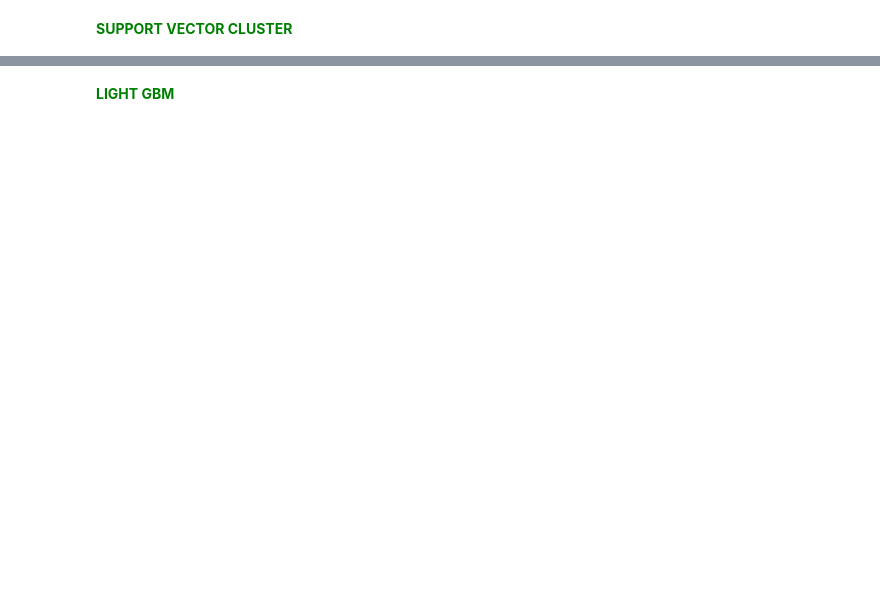
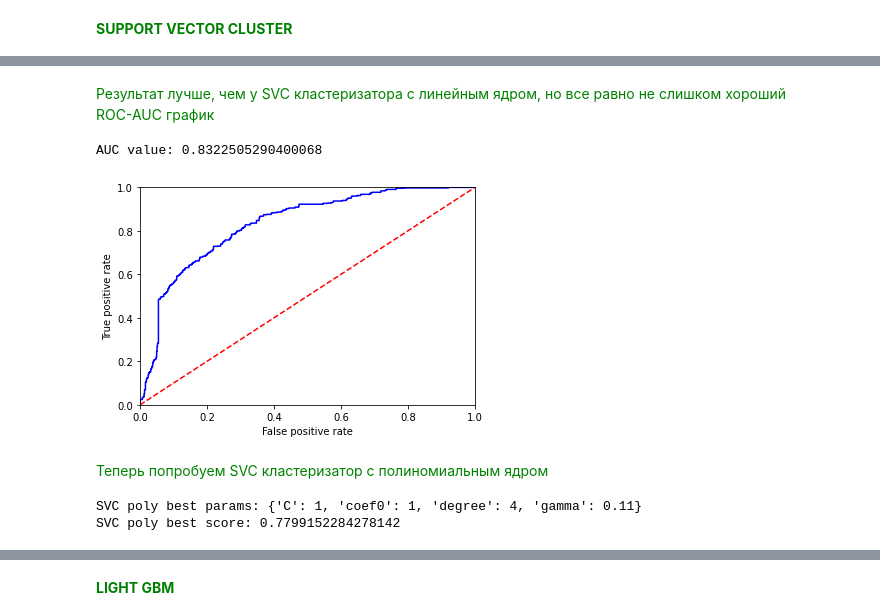
Before and after one commit to RadFam/good-bad-credits, a Jupyter notebook: revo_project.ipynb, the cells around one changed output, grey strips where cells are left out. Saved outputs shown, nothing was run; the diff lists cells and outputs as text; code cells hidden in the pictures; blank space fills up the shorter version.

```diff
--- a/revo_project.ipynb
+++ b/revo_project.ipynb
@@ -615,7 +668,37 @@ print(f'SVC rbf best score: {svc_rbf_acc}')
+# %% [markdown]
+<span style="color:green">
+Результат лучше, чем у SVC кластеризатора с линейным ядром, но все равно не слишком хороший<br/>
+ROC-AUC график
+</span>
+# %%
+test_svc_mod = SVC(kernel='rbf', probability=True, gamma=svc_rbf_params['gamma'], C=svc_rbf_params['C'])
+test_svc_mod.fit(features_train, target_train)
+probs = test_svc_mod.predict_proba(features_test)
+preds = probs[:,1]
+
+fpr_sgd, tpr_sgd, threshold = roc_curve(target_test, preds)
+auc_value_sgd = auc(fpr_sgd, tpr_sgd)
+
+print(f"AUC value: {auc_value_sgd}")
+
+plt.plot(fpr_sgd, tpr_sgd, 'b')
+plt.plot([0,1],[0,1],'r--')
+plt.xlim([0,1])
+plt.ylim([0,1])
+plt.xlabel("False positive rate")
+plt.ylabel("True positive rate")
+plt.show()
+# %% [output]
+AUC value: 0.8322505290400068
+[figure, added]
+# %% [markdown]
+<span style="color:green">
+Теперь попробуем SVC кластеризатор с полиномиальным ядром
+</span>
 # %%
 # POLY kernel
 model_scv_poly = SVC(kernel='poly', probability=True)
-params_svc_poly = {'C': [0.1, 1, 10, 100, 1000, 10000], 'gamma': range(0.01,0.12,0.01), 'degree': [2,3,4], 'coef0': [0.001, 0.01, 0.1, 1]}
+params_svc_poly = {'C': [1], 'gamma': np.arange(0.01,0.12,0.01), 'degree': [2,3,4], 'coef0': [0.001, 0.01, 0.1, 1]}
 grid_search_svc_poly = GridSearchCV(model_scv_poly, params_svc_poly, cv=5, scoring='accuracy')
 grid_search_svc_poly.fit(features_train, target_train)
 
@@ -623,3 +706,6 @@ svc_poly_params = grid_search_svc_poly.best_params_
 svc_poly_acc = grid_search_svc_poly.best_score_
 print(f'SVC poly best params: {svc_poly_params}')
 print(f'SVC poly best score: {svc_poly_acc}')
+# %% [output]
+SVC poly best params: {'C': 1, 'coef0': 1, 'degree': 4, 'gamma': 0.11}
+SVC poly best score: 0.7799152284278142
```
Also changed, not shown: parts of 22 cells of this notebook.
